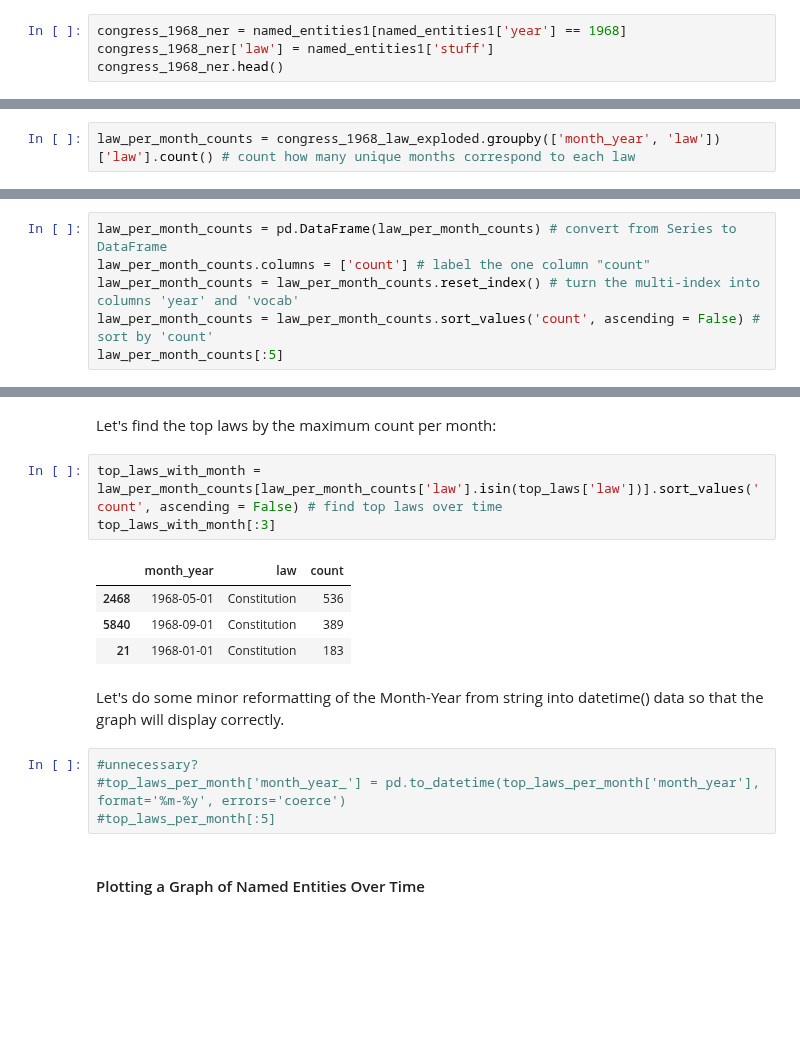
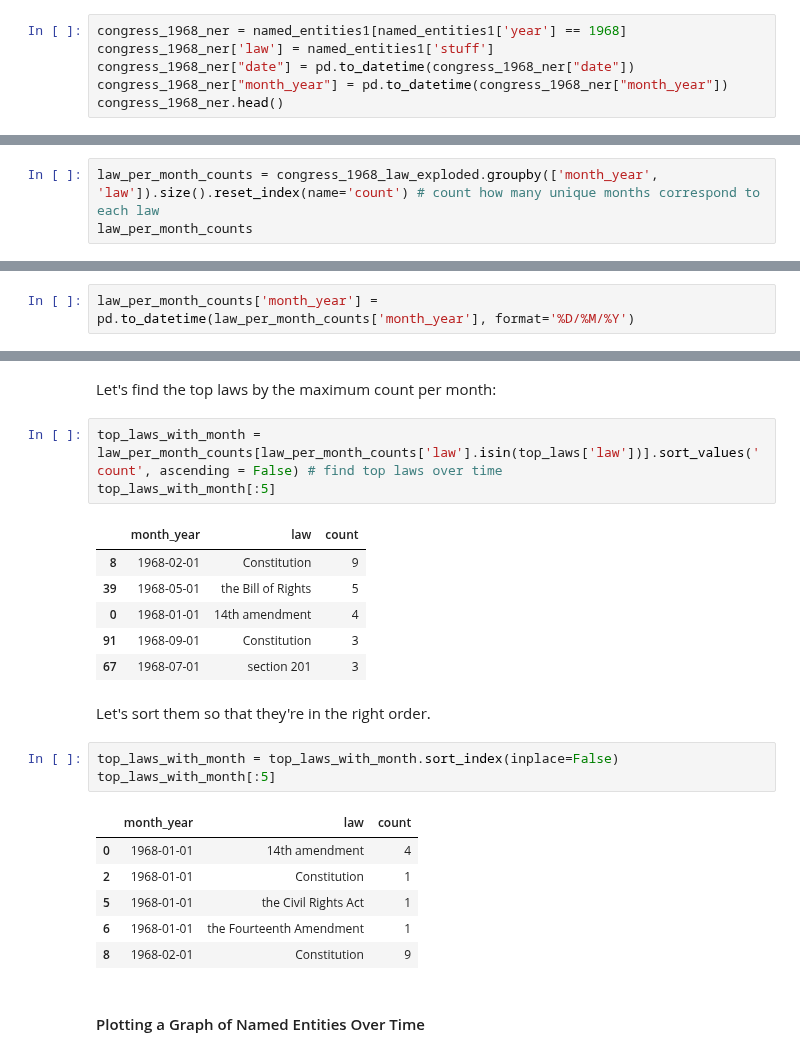
Before and after one commit to stephbuon/digital-history, a Jupyter notebook: hist3368-week9-named-entities/hist3368-week9-named-entity-recognition-congress-w-kwic.ipynb, the cells around one changed output, grey strips where cells are left out. Drawn from its saved outputs; the diff is of its cells as text; blank space fills up the shorter version.

```diff
--- a/hist3368-week9-named-entities/hist3368-week9-named-entity-recognition-congress-w-kwic.ipynb
+++ b/hist3368-week9-named-entities/hist3368-week9-named-entity-recognition-congress-w-kwic.ipynb
@@ -479,4 +521,6 @@ named_entities1 = pd.read_csv("named-entities-per-month-for-congress-1967-2010LA
 # %%
 congress_1968_ner = named_entities1[named_entities1['year'] == 1968]
 congress_1968_ner['law'] = named_entities1['stuff']
+congress_1968_ner["date"] = pd.to_datetime(congress_1968_ner["date"])
+congress_1968_ner["month_year"] = pd.to_datetime(congress_1968_ner["month_year"])
 congress_1968_ner.head()
@@ -580,4 +612,5 @@ top_laws
 # %% [markdown]
 First, let's "group" by month and law and "count" how many times each law is mentioned in each month.
 # %%
-law_per_month_counts = congress_1968_law_exploded.groupby(['month_year', 'law'])['law'].count() # count how many unique months correspond to each law
+law_per_month_counts = congress_1968_law_exploded.groupby(['month_year', 'law']).size().reset_index(name='count') # count how many unique months correspond to each law
+law_per_month_counts
@@ -586,6 +630,0 @@ Minor reformatting.
-# %%
-law_per_month_counts = pd.DataFrame(law_per_month_counts) # convert from Series to DataFrame
-law_per_month_counts.columns = ['count'] # label the one column "count"
-law_per_month_counts = law_per_month_counts.reset_index() # turn the multi-index into columns 'year' and 'vocab'
-law_per_month_counts = law_per_month_counts.sort_values('count', ascending = False) # sort by 'count'
-law_per_month_counts[:5]
@@ -599,3 +631,5 @@ law_per_month_counts[:5]
+# %%
+law_per_month_counts['month_year'] = pd.to_datetime(law_per_month_counts['month_year'], format='%D/%M/%Y')
 # %% [markdown]
 What are the laws talked about each month *most frequently*?
 # %%
@@ -630,18 +664,26 @@ Notice the use of .index, .isin(), and [] to filter for a certain condition.
 Let's find the top laws by the maximum count per month:
 # %%
 top_laws_with_month = law_per_month_counts[law_per_month_counts['law'].isin(top_laws['law'])].sort_values('count', ascending = False) # find top laws over time
-top_laws_with_month[:3]
+top_laws_with_month[:5]
 # %% [output]
 |  | month_year | law | count |
-| 2468 | 1968-05-01 | Constitution | 536 |
-| 5840 | 1968-09-01 | Constitution | 389 |
-| 21 | 1968-01-01 | Constitution | 183 |
+| 8 | 1968-02-01 | Constitution | 9 |
+| 39 | 1968-05-01 | the Bill of Rights | 5 |
+| 0 | 1968-01-01 | 14th amendment | 4 |
+| 91 | 1968-09-01 | Constitution | 3 |
+| 67 | 1968-07-01 | section 201 | 3 |
-# %% [markdown]
-Let's do some minor reformatting of the Month-Year from string into datetime() data so that the graph will display correctly.
-# %%
-#unnecessary?
-#top_laws_per_month['month_year_'] = pd.to_datetime(top_laws_per_month['month_year'], format='%m-%y', errors='coerce')
-#top_laws_per_month[:5]
+# %% [markdown]
+Let's sort them so that they're in the right order.
+# %%
+top_laws_with_month = top_laws_with_month.sort_index(inplace=False)
+top_laws_with_month[:5]
+# %% [output]
+|  | month_year | law | count |
+| 0 | 1968-01-01 | 14th amendment | 4 |
+| 2 | 1968-01-01 | Constitution | 1 |
+| 5 | 1968-01-01 | the Civil Rights Act | 1 |
+| 6 | 1968-01-01 | the Fourteenth Amendment | 1 |
+| 8 | 1968-02-01 | Constitution | 9 |
 # %% [markdown]
 #### Plotting a Graph of Named Entities Over Time
 # %%
```
Also changed, not shown: parts of 29 cells of this notebook.
